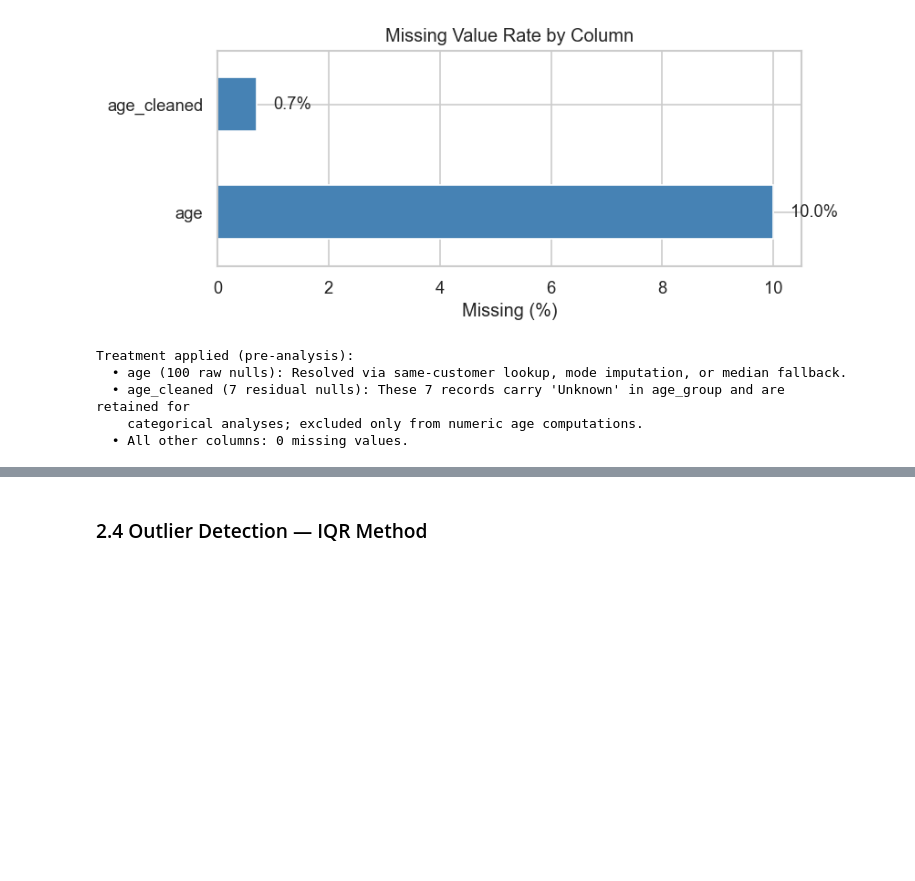
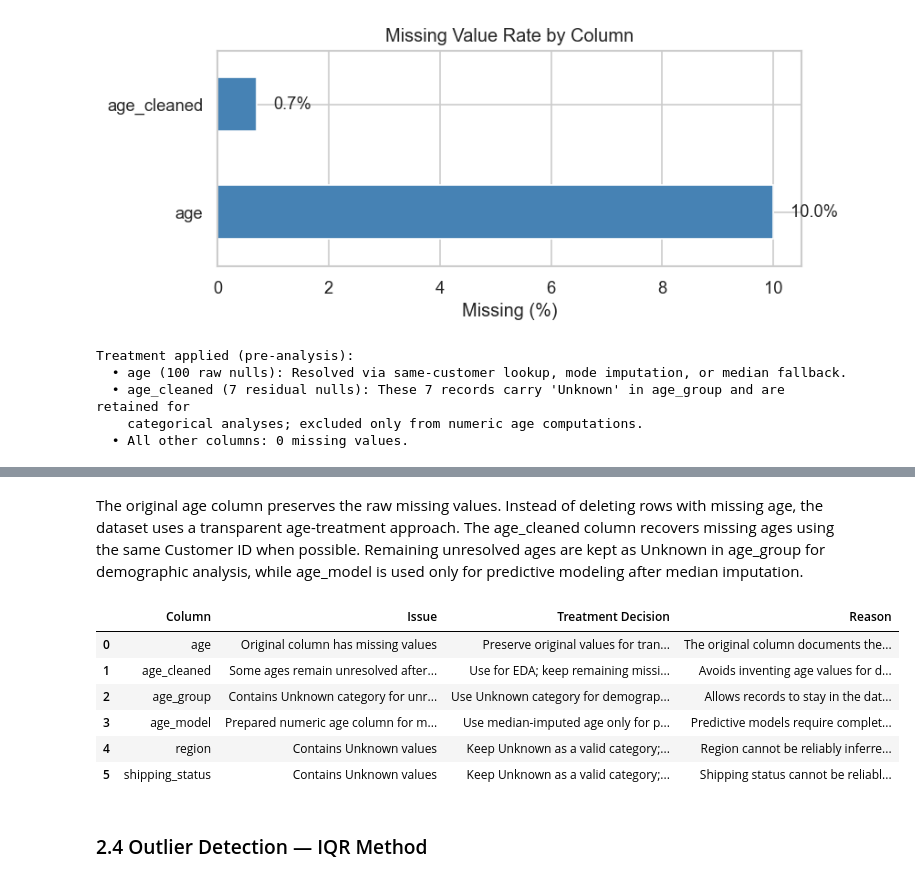
Before and after one commit to OppenJayme/ecommerce_sales_customer_insights, a Jupyter notebook: Deliverables/Group_Closer_Notebook.ipynb, the cells around one changed output, grey strips where cells are left out. Cells and saved outputs as stored; diff of their text form; code cells hidden in the pictures; blank space fills up the shorter version.

```diff
--- a/Deliverables/Group_Closer_Notebook.ipynb
+++ b/Deliverables/Group_Closer_Notebook.ipynb
@@ -111,3 +262,44 @@ Treatment applied (pre-analysis):
+# %% [markdown]
+The original age column preserves the raw missing values. Instead of deleting rows with missing age, the dataset uses a transparent age-treatment approach. The age_cleaned column recovers missing ages using the same Customer ID when possible. Remaining unresolved ages are kept as Unknown in age_group for demographic analysis, while age_model is used only for predictive modeling after median imputation.
+# %%
+## MISSING VALUE TREATMENT DECISION TABLE
+treatment_plan = pd.DataFrame({
+    "Column": ["age", "age_cleaned", "age_group", "age_model", "region", "shipping_status"],
+    "Issue": [
+        "Original column has missing values",
+        "Some ages remain unresolved after Customer ID recovery",
+        "Contains Unknown category for unresolved ages",
+        "Prepared numeric age column for modeling",
+        "Contains Unknown values",
+        "Contains Unknown values"
+    ],
+    "Treatment Decision": [
+        "Preserve original values for transparency",
+        "Use for EDA; keep remaining missing values unresolved",
+        "Use Unknown category for demographic charts",
+        "Use median-imputed age only for predictive modeling",
+        "Keep Unknown as a valid category; do not impute",
+        "Keep Unknown as a valid category; do not impute"
+    ],
+    "Reason": [
+        "The original column documents the raw data condition",
+        "Avoids inventing age values for demographic analysis",
+        "Allows records to stay in the dataset without fake ages",
+        "Predictive models require complete numeric values",
+        "Region cannot be reliably inferred from other fields",
+        "Shipping status cannot be reliably inferred from other fields"
+    ]
+})
+
+treatment_plan
+# %% [output]
+|  | Column | Issue | Treatment Decision | Reason |
+| 0 | age | Original column has missing values | Preserve original values for tran... | The original column documents the... |
+| 1 | age_cleaned | Some ages remain unresolved after... | Use for EDA; keep remaining missi... | Avoids inventing age values for d... |
+| 2 | age_group | Contains Unknown category for unr... | Use Unknown category for demograp... | Allows records to stay in the dat... |
+| 3 | age_model | Prepared numeric age column for m... | Use median-imputed age only for p... | Predictive models require complet... |
+| 4 | region | Contains Unknown values | Keep Unknown as a valid category;... | Region cannot be reliably inferre... |
+| 5 | shipping_status | Contains Unknown values | Keep Unknown as a valid category;... | Shipping status cannot be reliabl... |
 # %% [markdown]
 ### 2.4 Outlier Detection — IQR Method
 # %%
```
Also changed, not shown: parts of 13 cells of this notebook, 1 other file.
